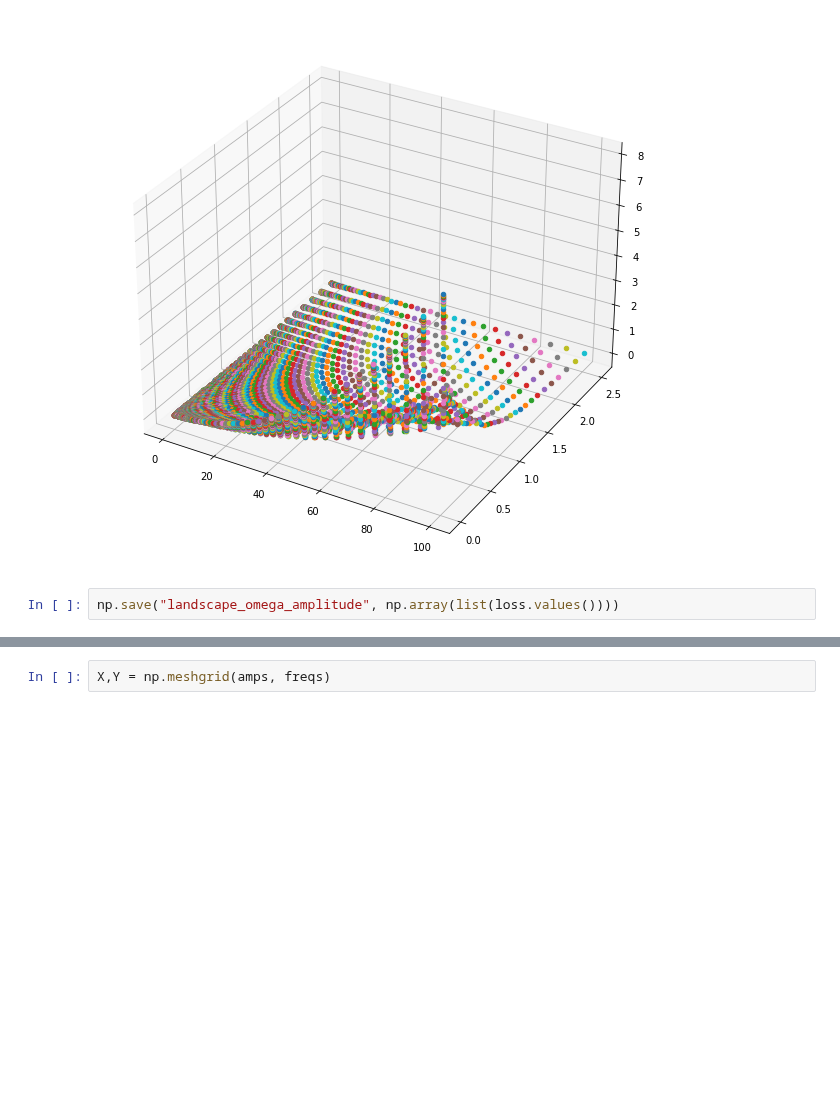
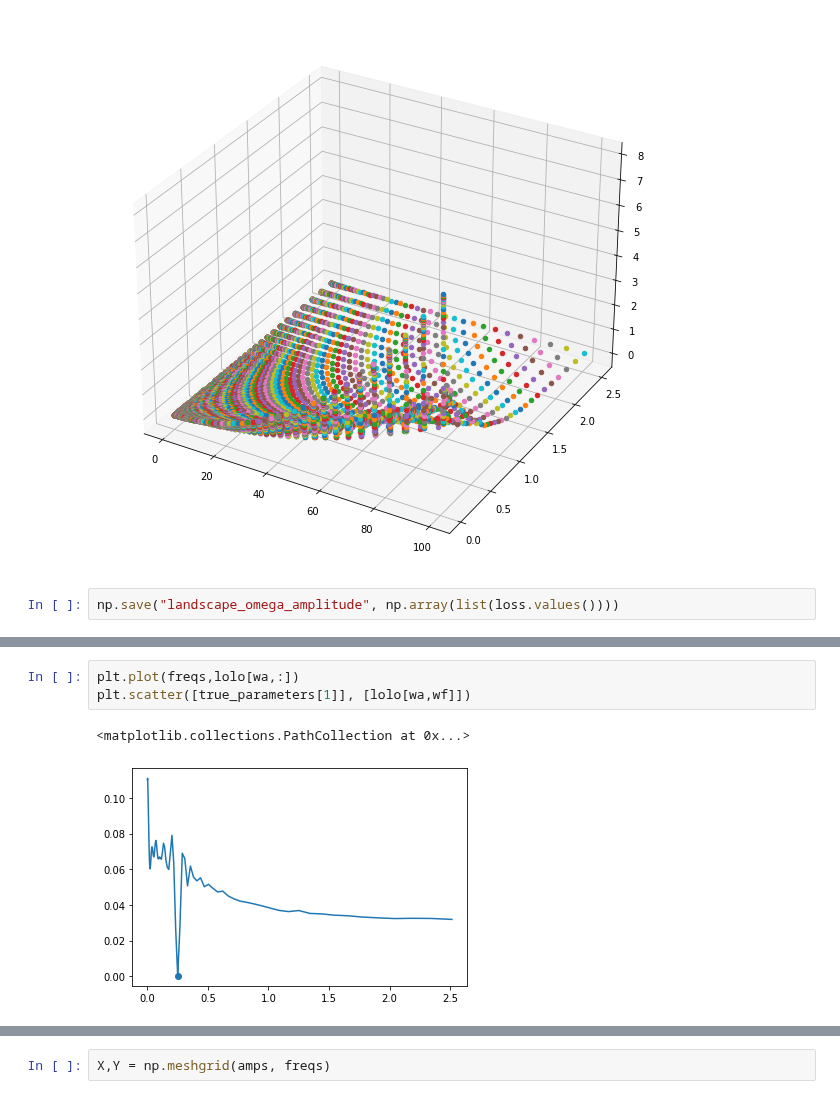
Before and after one commit to matibilkis/continuous, a Jupyter notebook: testing/landscape_learning_cosine.ipynb, the cells around one changed output, grey strips where cells are left out. Saved outputs shown, nothing was run; the diff lists cells and outputs as text; blank space fills up the shorter version.

```diff
--- a/testing/landscape_learning_cosine.ipynb
+++ b/testing/landscape_learning_cosine.ipynb
@@ -117,0 +131,6 @@ np.save("landscape_omega_amplitude", np.array(list(loss.values())))
+# %%
+plt.plot(freqs,lolo[wa,:])
+plt.scatter([true_parameters[1]], [lolo[wa,wf]])
+# %% [output]
+<matplotlib.collections.PathCollection at 0x...>
+[figure, added]
```
Also changed, not shown: parts of 4 cells of this notebook, 1 other file.
